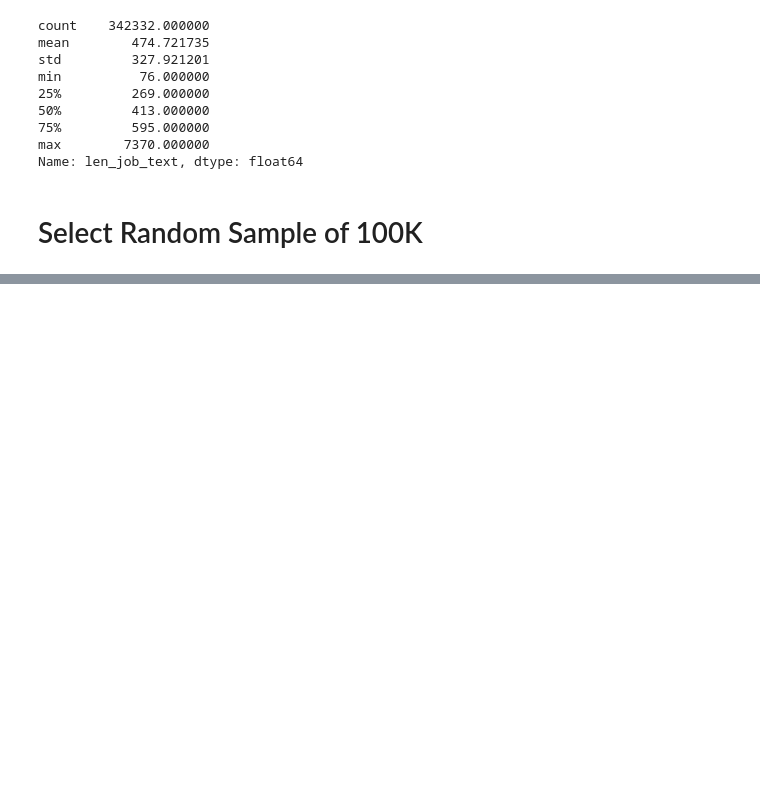
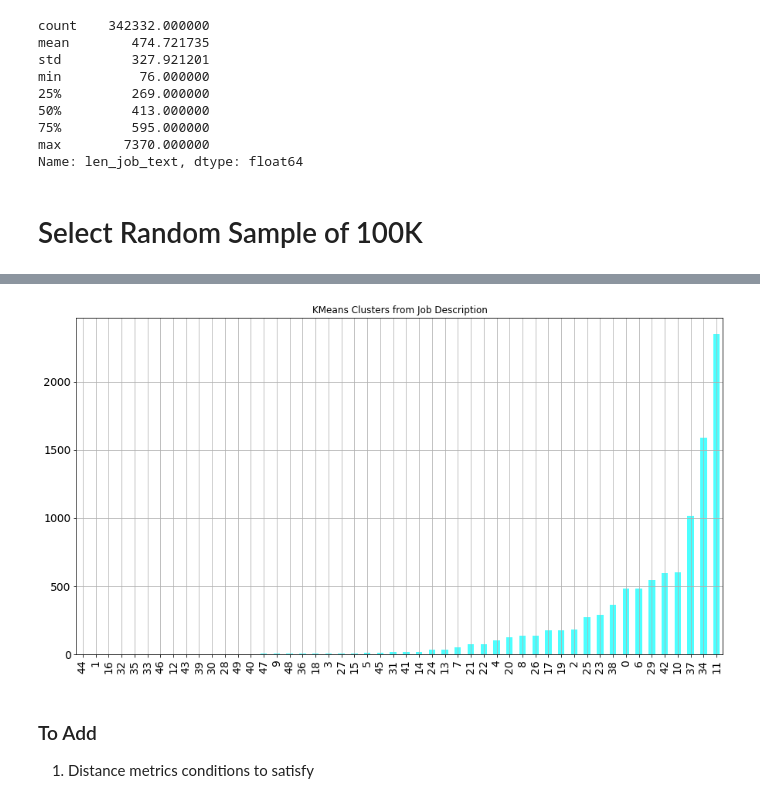
Before and after one commit to ramonprz01/bg-insead-project, a Jupyter notebook: unsupervised_ml/clustering_test.ipynb, the cells around one changed output, grey strips where cells are left out. Saved outputs shown, nothing was run; the diff lists cells and outputs as text; code cells hidden in the pictures; blank space fills up the shorter version.

```diff
--- a/unsupervised_ml/clustering_test.ipynb
+++ b/unsupervised_ml/clustering_test.ipynb
@@ -210,0 +613,11 @@ df.head()
+# %%
+cv_mx = CountVectorizer(ngram_range=(1, 1),
+                          min_df=8,
+                          max_df=0.85,
+#                           stop_words=stopwords
+    )
+# %%
+%%time
+
+cv_text_mx = cv_mx.fit_transform(small_df['clean_text'])
+cv_text_mx
@@ -210,0 +633,13 @@ df.head()
+# %%
+num_clusters = 50
+
+km_text = KMeans(n_clusters=num_clusters, # how many clusters do we want
+                 max_iter=1000, # reshuffle each centroid x n number of times
+                 n_init=25, # do the max_iter n number of times
+                 random_state=42, # set the seed for reproducible results
+                 n_jobs=4 # number of cpu's to use in the computation
+           )
+# %%
+%%time
+
+km_text.fit(cv_text_mx)
@@ -210,0 +662,15 @@ df.head()
+# %%
+pd.Series(Counter(km_text.labels_)).sort_values().plot(kind='bar',
+                                    rot=90,
+                                    figsize=(15, 8),
+                                    fontsize=14,
+                                    color='cyan',
+                                    title='KMeans Clusters from Job Description',
+                                    grid=True,
+                                    alpha=0.70);
+# %% [output]
+[figure, added]
+# %% [markdown]
+### To Add
+
+1. Distance metrics conditions to satisfy
```
Also changed, not shown: parts of 67 cells of this notebook.
